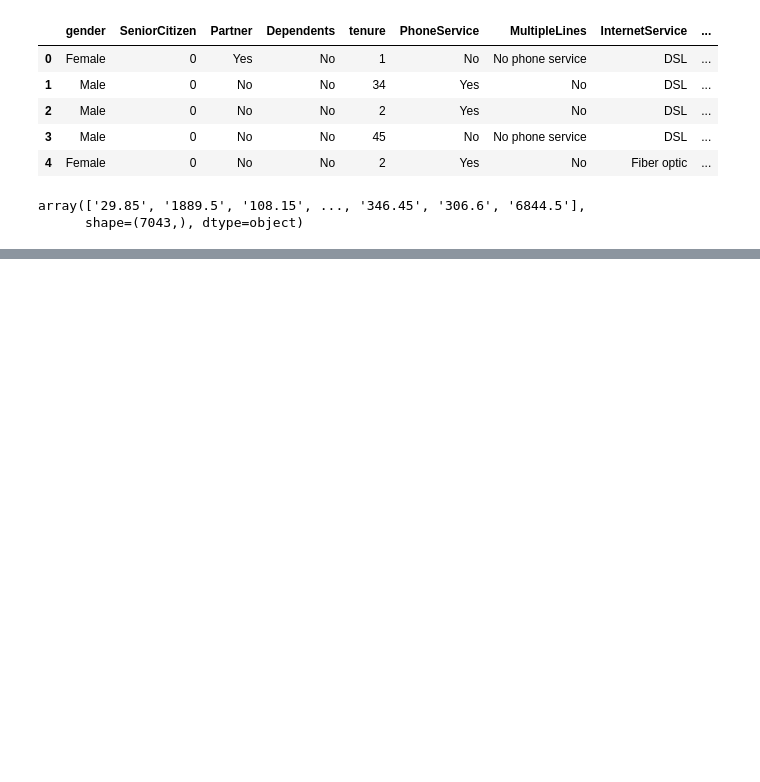
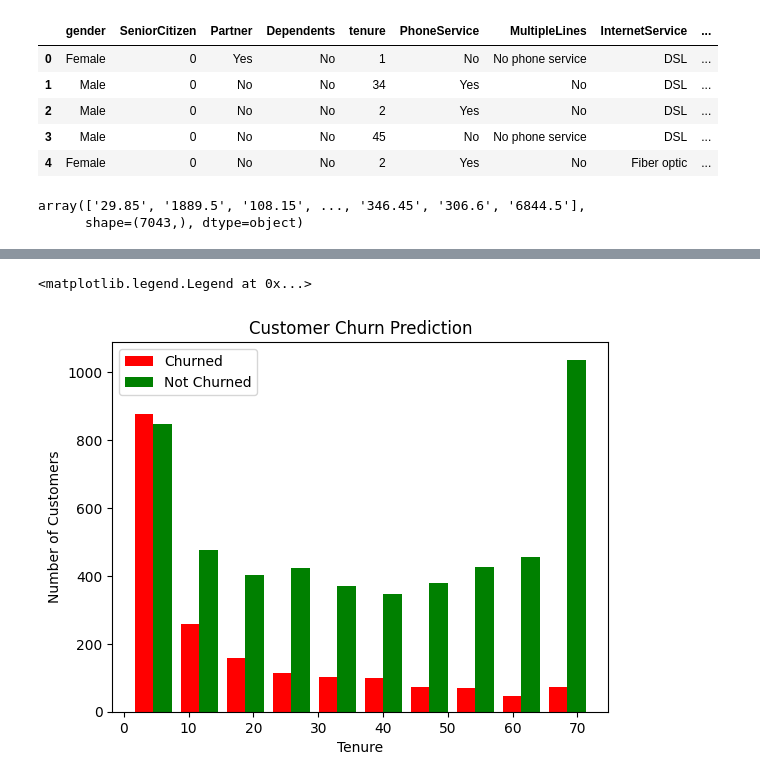
Before and after one commit to Im-Arth1307/Customer-Churn-Prediction-ML, a Jupyter notebook: main.ipynb, the cells around one changed output, grey strips where cells are left out. Drawn from its saved outputs; the diff is of its cells as text; code cells hidden in the pictures; blank space fills up the shorter version.

```diff
--- a/main.ipynb
+++ b/main.ipynb
@@ -30,0 +63,3 @@ array(['29.85', '1889.5', '108.15', ..., '346.45', '306.6', '6844.5'],
+# %%
+df1 = df[df.TotalCharges != ' ']
+df1.shape
@@ -30,0 +68,2 @@ array(['29.85', '1889.5', '108.15', ..., '346.45', '306.6', '6844.5'],
+# %%
+df1.TotalCharges = pd.to_numeric(df1.TotalCharges)
@@ -30,0 +104,13 @@ array(['29.85', '1889.5', '108.15', ..., '346.45', '306.6', '6844.5'],
+# %%
+tenure_churn_no = df1[df1.Churn=='No'].tenure
+tenure_churn_yes = df1[df1.Churn=='Yes'].tenure
+# %%
+plt.xlabel('Tenure')
+plt.ylabel('Number of Customers')
+plt.title('Customer Churn Prediction')
+
+plt.hist([tenure_churn_yes,tenure_churn_no], color = ['red','green'],label=['Churned','Not Churned'])
+plt.legend()
+# %% [output]
+<matplotlib.legend.Legend at 0x...>
+[figure, added]
```
Also changed, not shown: parts of 18 cells of this notebook.
